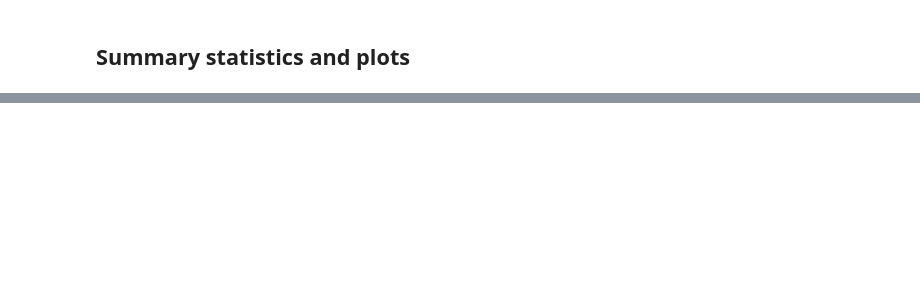
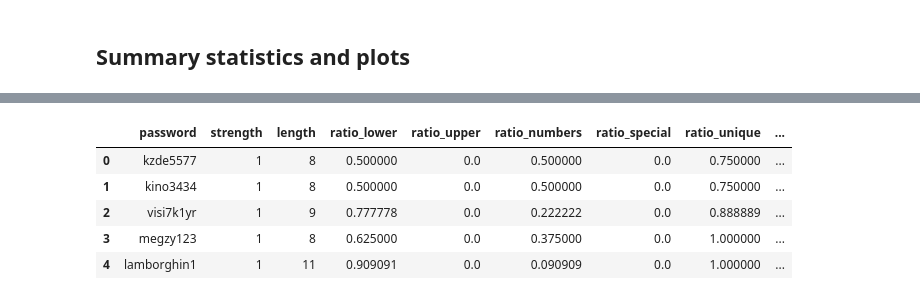
Before and after one commit to sddiener/Comparison-of-Decision-Tree-and-KNN-for-Stroke-Prediction, a Jupyter notebook: Preprocessing PW.ipynb, the cells around one changed output, grey strips where cells are left out. Cells and saved outputs as stored; diff of their text form; code cells hidden in the pictures; blank space fills up the shorter version.

```diff
--- a/Preprocessing PW.ipynb
+++ b/Preprocessing PW.ipynb
@@ -90,0 +106,9 @@ data_tfidf.head()
+# %%
+data.head()
+# %% [output]
+|  | password | strength | length | ratio_lower | ratio_upper | ratio_numbers | ratio_special | ratio_unique | ... |
+| 0 | kzde5577 | 1 | 8 | 0.500000 | 0.0 | 0.500000 | 0.0 | 0.750000 | ... |
+| 1 | kino3434 | 1 | 8 | 0.500000 | 0.0 | 0.500000 | 0.0 | 0.750000 | ... |
+| 2 | visi7k1yr | 1 | 9 | 0.777778 | 0.0 | 0.222222 | 0.0 | 0.888889 | ... |
+| 3 | megzy123 | 1 | 8 | 0.625000 | 0.0 | 0.375000 | 0.0 | 1.000000 | ... |
+| 4 | lamborghin1 | 1 | 11 | 0.909091 | 0.0 | 0.090909 | 0.0 | 1.000000 | ... |
```
Also changed, not shown: parts of 8 cells of this notebook, 11 other files.
